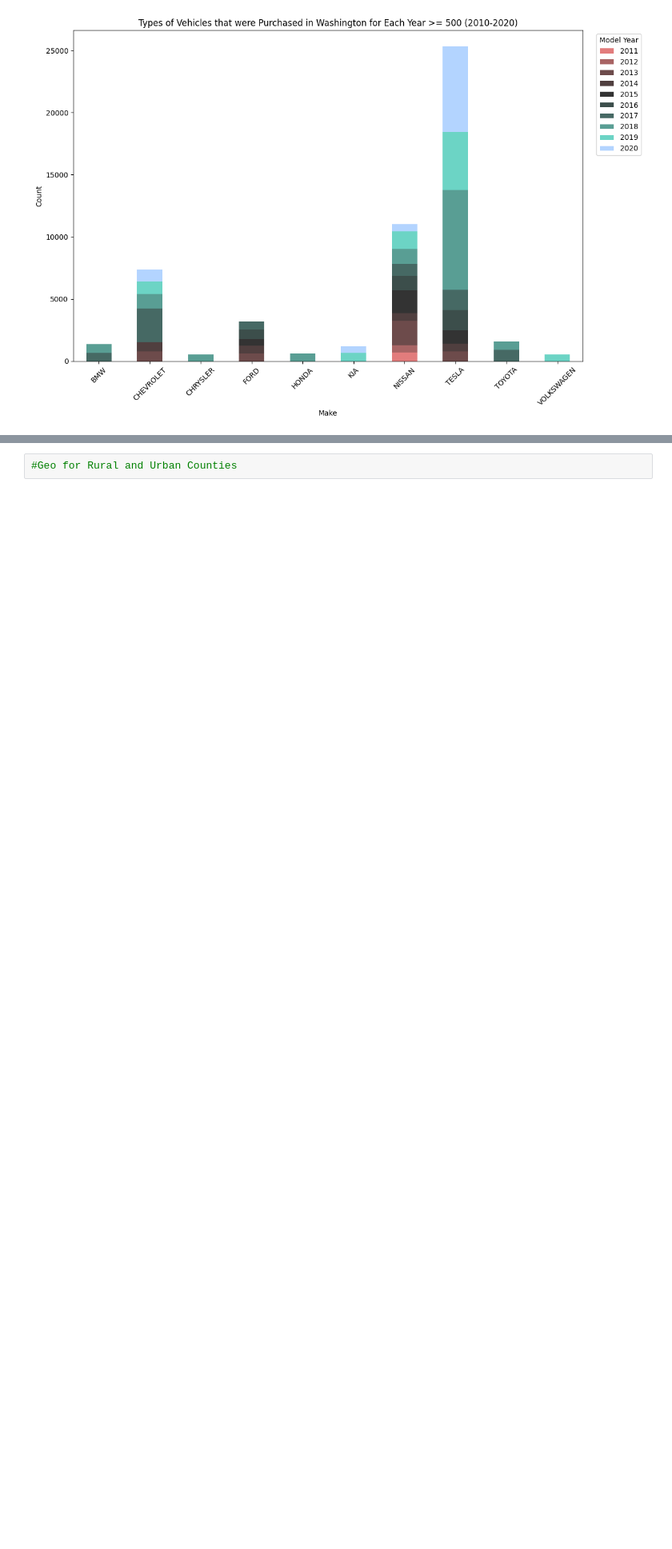
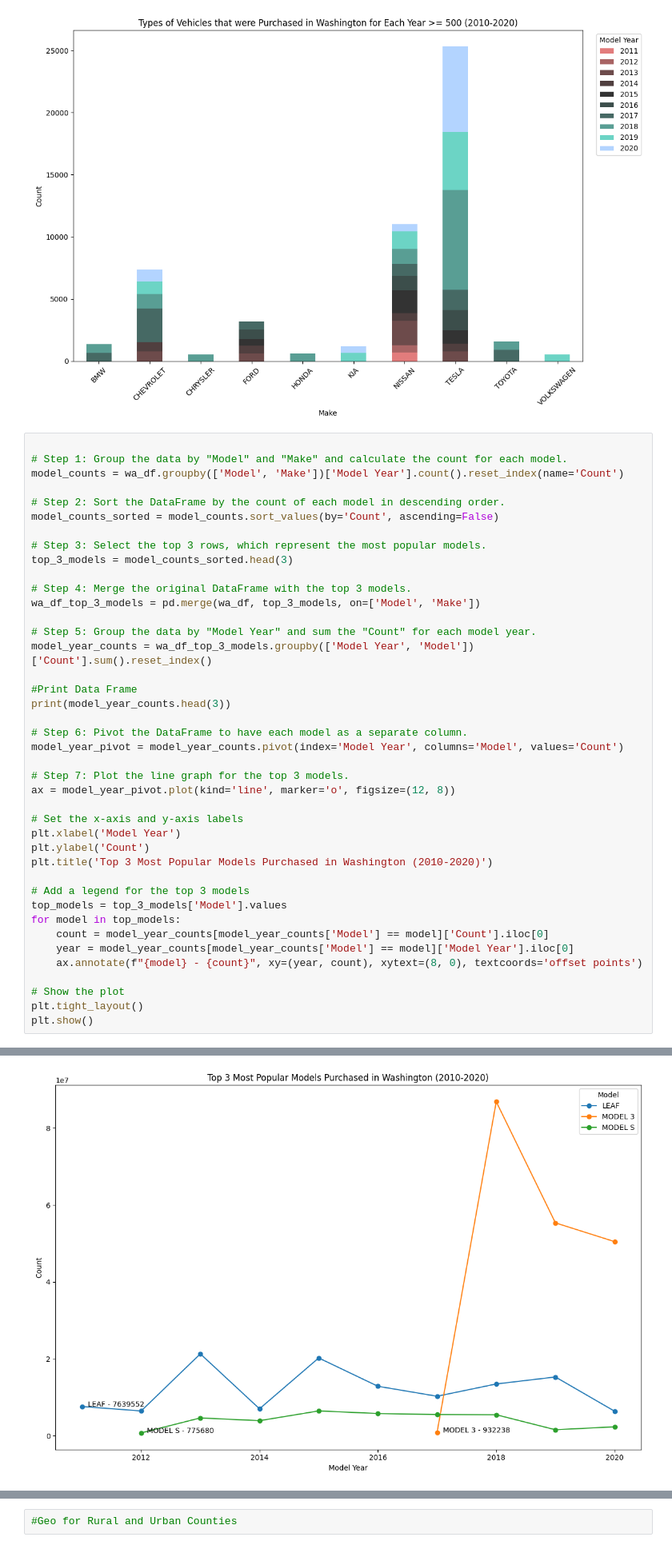
Before and after one commit to CJunger/First_Project, a Jupyter notebook: Washington.ipynb, the cells around one changed output, grey strips where cells are left out. Shown at 80% size. Saved outputs shown, nothing was run; the diff lists cells and outputs as text; blank space fills up the shorter version.

Commit message:
Top 3 models and line graph

```diff
--- a/Washington.ipynb
+++ b/Washington.ipynb
@@ -170,3 +170,45 @@ plt.tight_layout()
 plt.show()
 # %% [output]
 [figure]
+# %%
+
+# Step 1: Group the data by "Model" and "Make" and calculate the count for each model.
+model_counts = wa_df.groupby(['Model', 'Make'])['Model Year'].count().reset_index(name='Count')
+
+# Step 2: Sort the DataFrame by the count of each model in descending order.
+model_counts_sorted = model_counts.sort_values(by='Count', ascending=False)
+
+# Step 3: Select the top 3 rows, which represent the most popular models.
+top_3_models = model_counts_sorted.head(3)
+
+# Step 4: Merge the original DataFrame with the top 3 models.
+wa_df_top_3_models = pd.merge(wa_df, top_3_models, on=['Model', 'Make'])
+
+# Step 5: Group the data by "Model Year" and sum the "Count" for each model year.
+model_year_counts = wa_df_top_3_models.groupby(['Model Year', 'Model'])['Count'].sum().reset_index()
+
+#Print Data Frame
+print(model_year_counts.head(3))
+
+# Step 6: Pivot the DataFrame to have each model as a separate column.
+model_year_pivot = model_year_counts.pivot(index='Model Year', columns='Model', values='Count')
+
+# Step 7: Plot the line graph for the top 3 models.
+ax = model_year_pivot.plot(kind='line', marker='o', figsize=(12, 8))
+
+# Set the x-axis and y-axis labels
+plt.xlabel('Model Year')
+plt.ylabel('Count')
+plt.title('Top 3 Most Popular Models Purchased in Washington (2010-2020)')
+
+# Add a legend for the top 3 models
+top_models = top_3_models['Model'].values
+for model in top_models:
+    count = model_year_counts[model_year_counts['Model'] == model]['Count'].iloc[0]
+    year = model_year_counts[model_year_counts['Model'] == model]['Model Year'].iloc[0]
+    ax.annotate(f"{model} - {count}", xy=(year, count), xytext=(8, 0), textcoords='offset points')
+
+# Show the plot
+plt.tight_layout()
+plt.show()
+# %% [output]
@@ -173,3 +219,4 @@ plt.show()
+[figure, added]
 # %%
 
 
```
Also changed, not shown: parts of 1 cell of this notebook.
